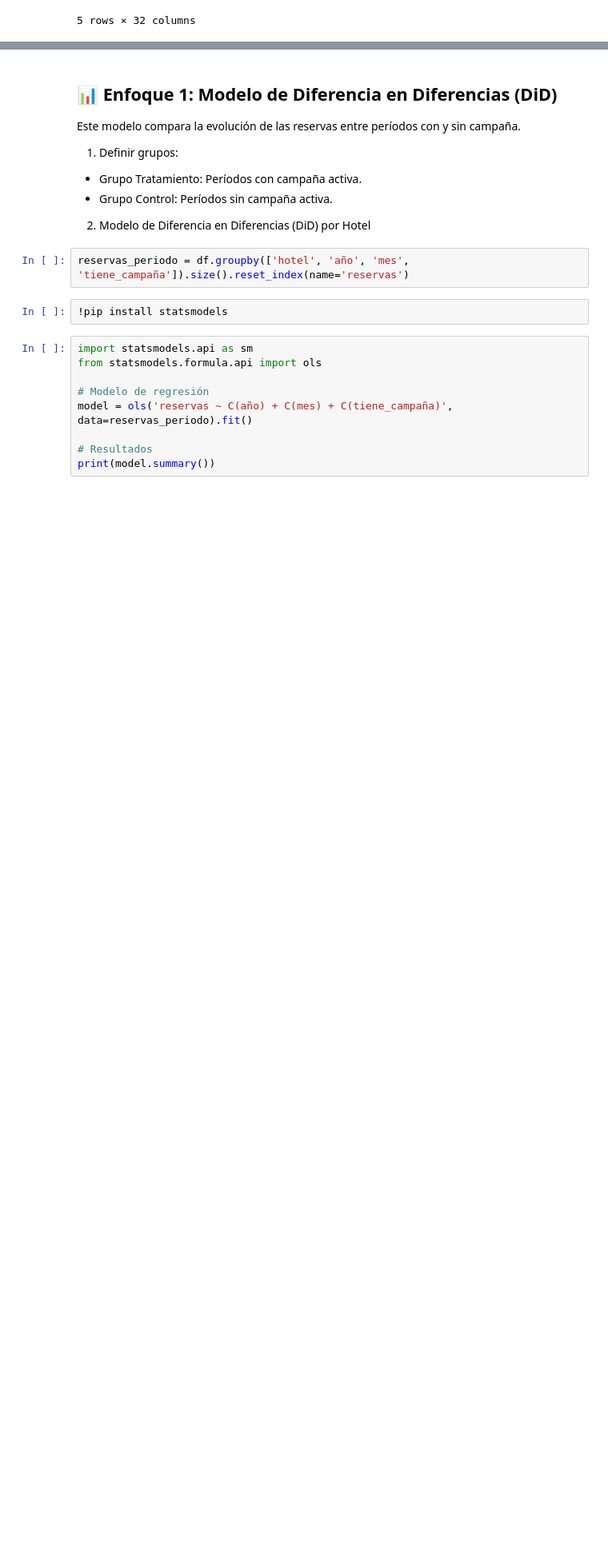
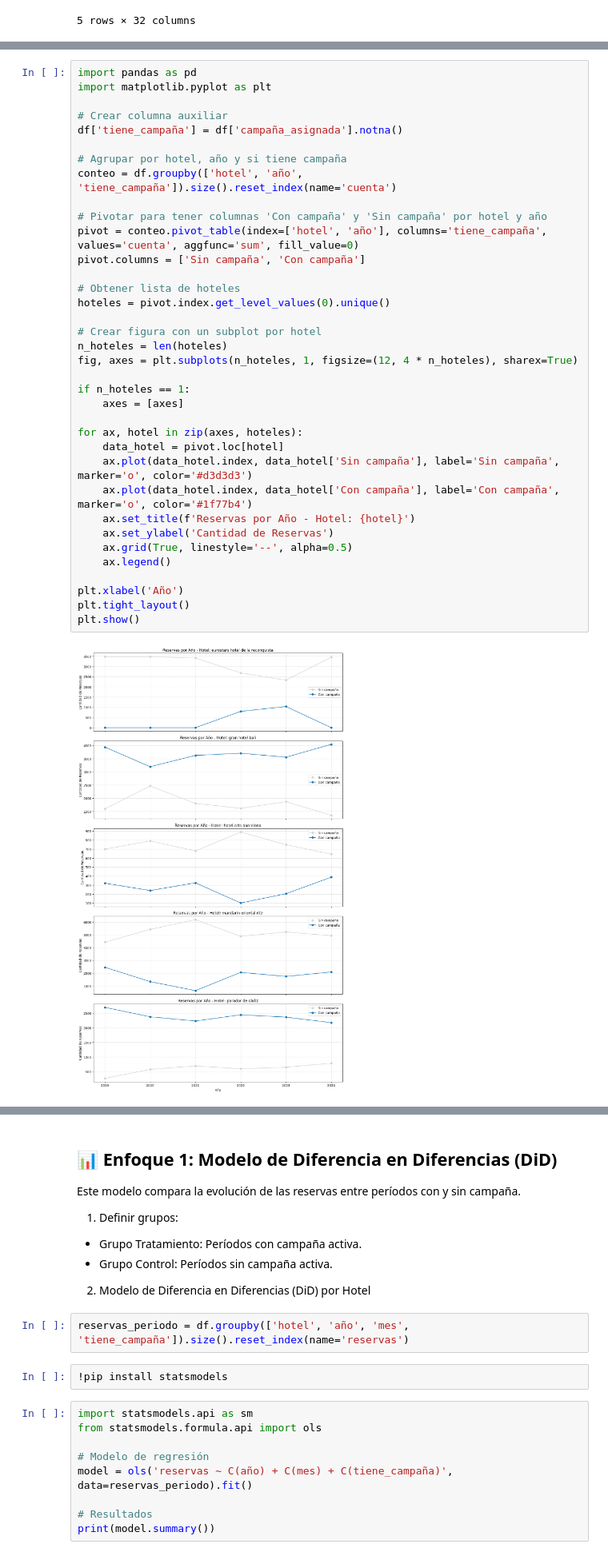
Before and after one commit to leonxrdon/TFM-ImpactoMarketing, a Jupyter notebook: notebooks/04_model_prediction.ipynb, the cells around one changed output, grey strips where cells are left out. Shown at 80% size. Drawn from its saved outputs; the diff is of its cells as text; blank space fills up the shorter version.

```diff
--- a/notebooks/04_model_prediction.ipynb
+++ b/notebooks/04_model_prediction.ipynb
@@ -21,0 +54,38 @@ df['año'] = df['fecha_inicio'].dt.year
+# %%
+import pandas as pd
+import matplotlib.pyplot as plt
+
+# Crear columna auxiliar
+df['tiene_campaña'] = df['campaña_asignada'].notna()
+
+# Agrupar por hotel, año y si tiene campaña
+conteo = df.groupby(['hotel', 'año', 'tiene_campaña']).size().reset_index(name='cuenta')
+
+# Pivotar para tener columnas 'Con campaña' y 'Sin campaña' por hotel y año
+pivot = conteo.pivot_table(index=['hotel', 'año'], columns='tiene_campaña', values='cuenta', aggfunc='sum', fill_value=0)
+pivot.columns = ['Sin campaña', 'Con campaña']
+
+# Obtener lista de hoteles
+hoteles = pivot.index.get_level_values(0).unique()
+
+# Crear figura con un subplot por hotel
+n_hoteles = len(hoteles)
+fig, axes = plt.subplots(n_hoteles, 1, figsize=(12, 4 * n_hoteles), sharex=True)
+
+if n_hoteles == 1:
+    axes = [axes]
+
+for ax, hotel in zip(axes, hoteles):
+    data_hotel = pivot.loc[hotel]
+    ax.plot(data_hotel.index, data_hotel['Sin campaña'], label='Sin campaña', marker='o', color='#d3d3d3')
+    ax.plot(data_hotel.index, data_hotel['Con campaña'], label='Con campaña', marker='o', color='#1f77b4')
+    ax.set_title(f'Reservas por Año - Hotel: {hotel}')
+    ax.set_ylabel('Cantidad de Reservas')
+    ax.grid(True, linestyle='--', alpha=0.5)
+    ax.legend()
+
+plt.xlabel('Año')
+plt.tight_layout()
+plt.show()
+# %% [output]
+[figure, added]
```
Also changed, not shown: parts of 8 cells of this notebook.
